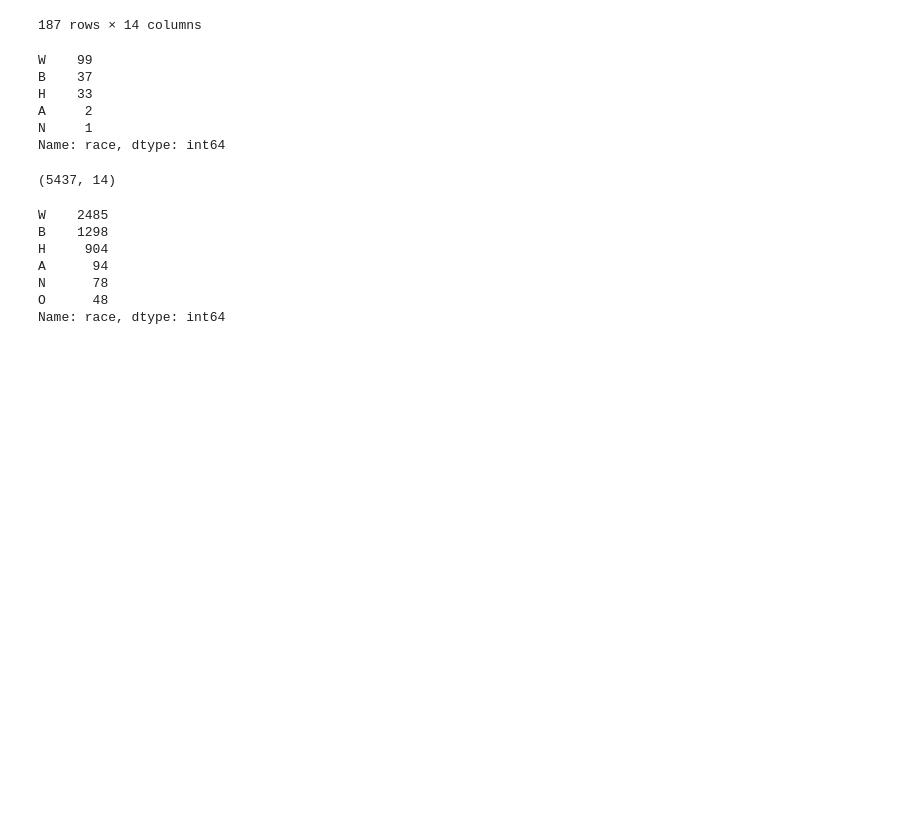
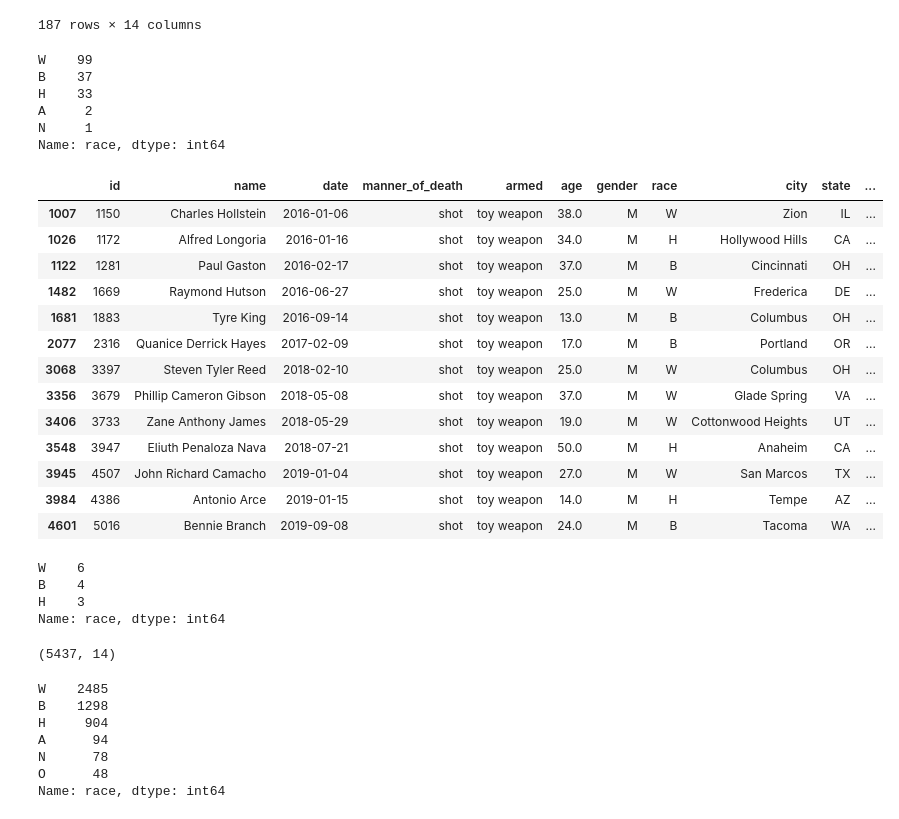
Before and after one commit to afolsom/Police, a Jupyter notebook: police_killings/police_killings.ipynb, the cells around one changed output. Cells and saved outputs as stored; diff of their text form; code cells hidden in the pictures; blank space fills up the shorter version.

```diff
--- a/police_killings/police_killings.ipynb
+++ b/police_killings/police_killings.ipynb
@@ -114,6 +114,32 @@ H    33
 A     2
 N     1
 Name: race, dtype: int64
+# %%
+df_toy_NA_FL=df_toy[(df_toy["threat_level"]!="attack")&(df_toy["flee"]!="Not fleeing")]
+# %%
+df_toy_NA_FL
+# %% [output]
+|  | id | name | date | manner_of_death | armed | age | gender | race | city | state | ... |
+| 1007 | 1150 | Charles Hollstein | 2016-01-06 | shot | toy weapon | 38.0 | M | W | Zion | IL | ... |
+| 1026 | 1172 | Alfred Longoria | 2016-01-16 | shot | toy weapon | 34.0 | M | H | Hollywood Hills | CA | ... |
+| 1122 | 1281 | Paul Gaston | 2016-02-17 | shot | toy weapon | 37.0 | M | B | Cincinnati | OH | ... |
+| 1482 | 1669 | Raymond Hutson | 2016-06-27 | shot | toy weapon | 25.0 | M | W | Frederica | DE | ... |
+| 1681 | 1883 | Tyre King | 2016-09-14 | shot | toy weapon | 13.0 | M | B | Columbus | OH | ... |
+| 2077 | 2316 | Quanice Derrick Hayes | 2017-02-09 | shot | toy weapon | 17.0 | M | B | Portland | OR | ... |
+| 3068 | 3397 | Steven Tyler Reed | 2018-02-10 | shot | toy weapon | 25.0 | M | W | Columbus | OH | ... |
+| 3356 | 3679 | Phillip Cameron Gibson | 2018-05-08 | shot | toy weapon | 37.0 | M | W | Glade Spring | VA | ... |
+| 3406 | 3733 | Zane Anthony James | 2018-05-29 | shot | toy weapon | 19.0 | M | W | Cottonwood Heights | UT | ... |
+| 3548 | 3947 | Eliuth Penaloza Nava | 2018-07-21 | shot | toy weapon | 50.0 | M | H | Anaheim | CA | ... |
+| 3945 | 4507 | John Richard Camacho | 2019-01-04 | shot | toy weapon | 27.0 | M | W | San Marcos | TX | ... |
+| 3984 | 4386 | Antonio Arce | 2019-01-15 | shot | toy weapon | 14.0 | M | H | Tempe | AZ | ... |
+| 4601 | 5016 | Bennie Branch | 2019-09-08 | shot | toy weapon | 24.0 | M | B | Tacoma | WA | ... |
+# %%
+df_toy_NA_FL["race"].value_counts()
+# %% [output]
+W    6
+B    4
+H    3
+Name: race, dtype: int64
 # %%
 df_shootings.shape
 # %% [output]
```
